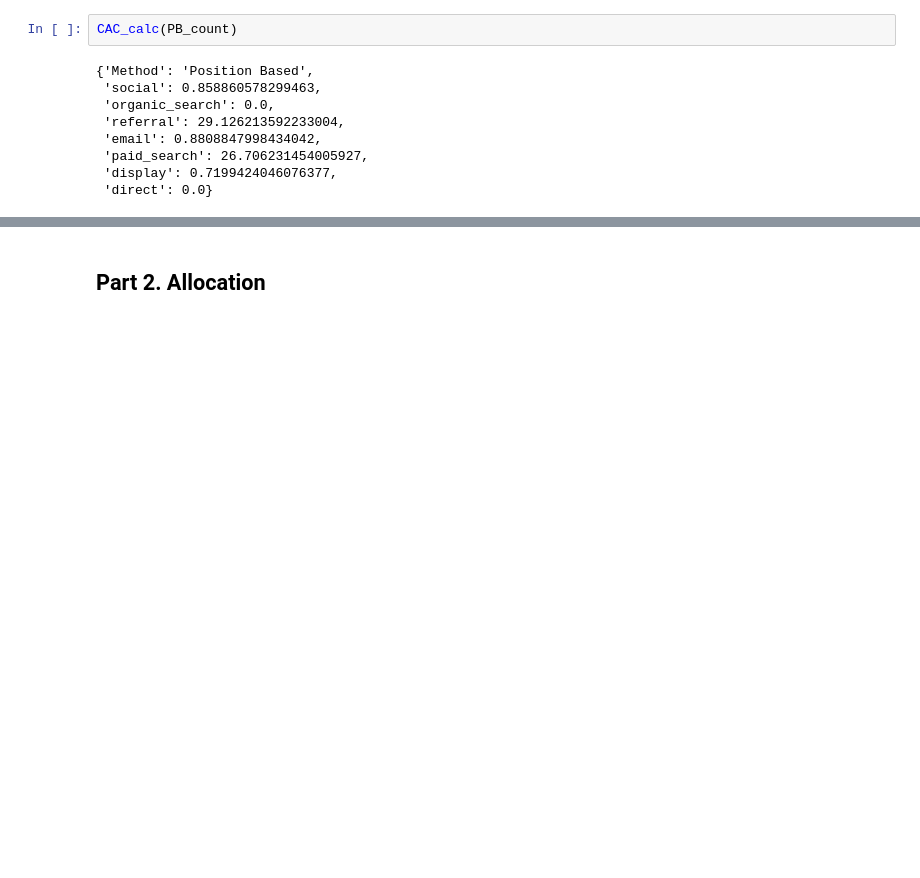
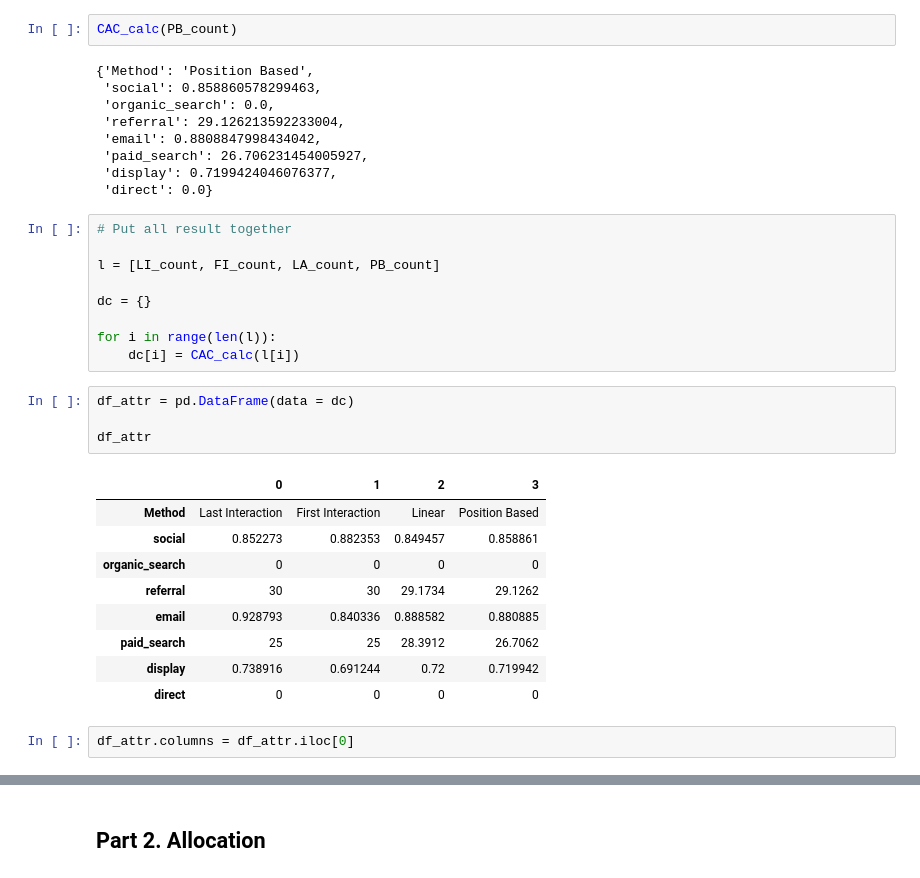
Before and after one commit to Dirodzz/Attribution-Allocation, a Jupyter notebook: Attribution and Allocation Code.ipynb, the cells around one changed output, grey strips where cells are left out. Drawn from its saved outputs; the diff is of its cells as text; blank space fills up the shorter version.

```diff
--- a/Attribution and Allocation Code.ipynb
+++ b/Attribution and Allocation Code.ipynb
@@ -380,3 +379,28 @@ CAC_calc(PB_count)
  'paid_search': 26.706231454005927,
  'display': 0.7199424046076377,
  'direct': 0.0}
+# %%
+# Put all result together
+
+l = [LI_count, FI_count, LA_count, PB_count]
+
+dc = {}
+
+for i in range(len(l)):
+    dc[i] = CAC_calc(l[i])
+# %%
+df_attr = pd.DataFrame(data = dc)
+
+df_attr
+# %% [output]
+|  | 0 | 1 | 2 | 3 |
+| Method | Last Interaction | First Interaction | Linear | Position Based |
+| social | 0.852273 | 0.882353 | 0.849457 | 0.858861 |
+| organic_search | 0 | 0 | 0 | 0 |
+| referral | 30 | 30 | 29.1734 | 29.1262 |
+| email | 0.928793 | 0.840336 | 0.888582 | 0.880885 |
+| paid_search | 25 | 25 | 28.3912 | 26.7062 |
+| display | 0.738916 | 0.691244 | 0.72 | 0.719942 |
+| direct | 0 | 0 | 0 | 0 |
+# %%
+df_attr.columns = df_attr.iloc[0]
```
Also changed, not shown: parts of 8 cells of this notebook.
